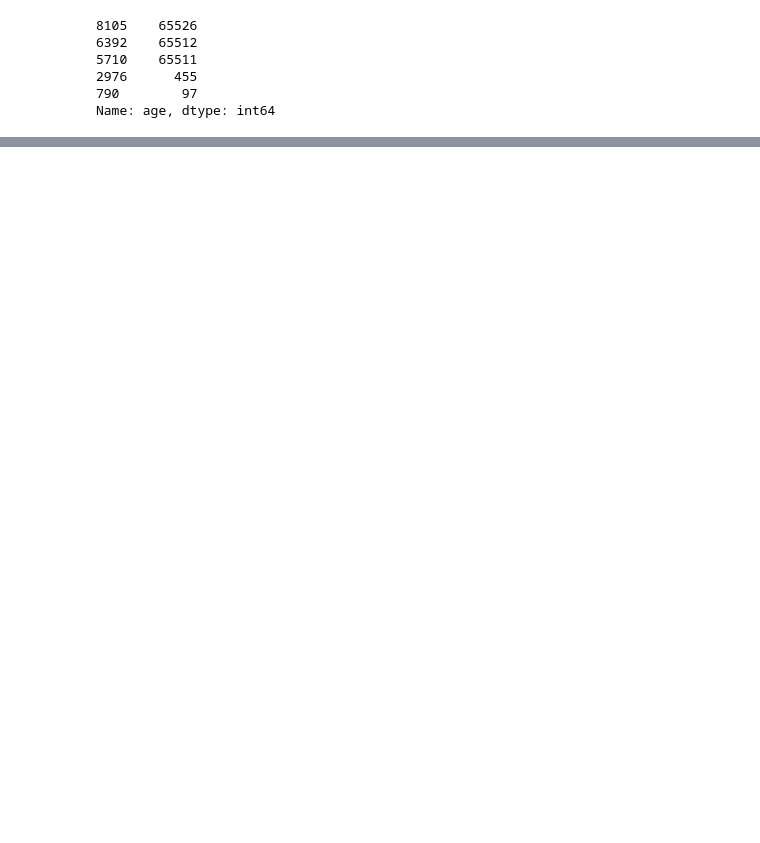
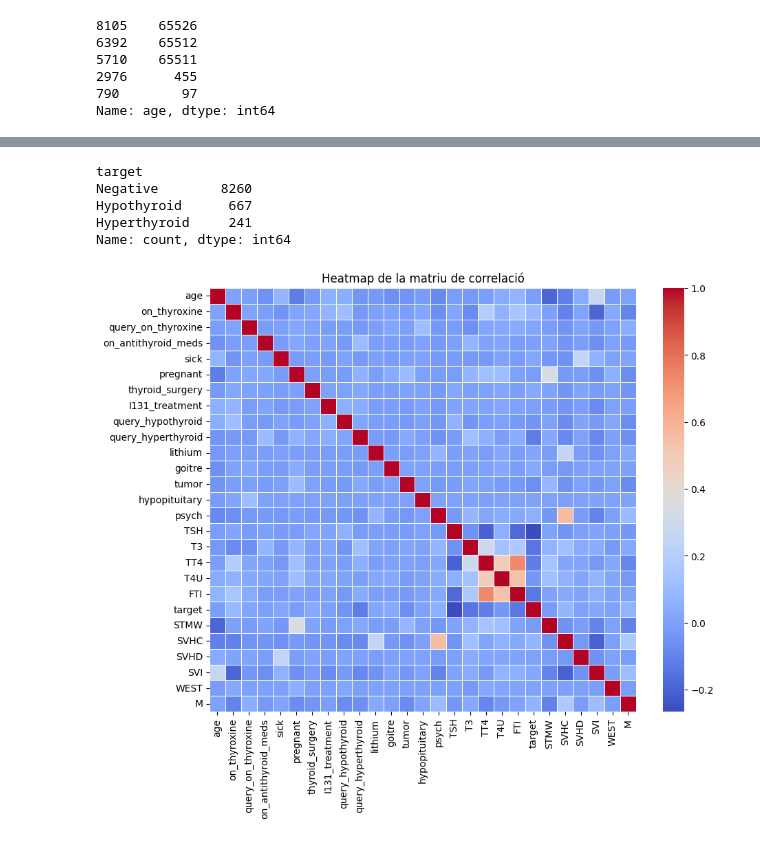
Before and after one commit to NIU1668072/ThyroidDiseaseClassification, a Jupyter notebook: thyroid.ipynb, the cells around one changed output, grey strips where cells are left out. Saved outputs shown, nothing was run; the diff lists cells and outputs as text; code cells hidden in the pictures; blank space fills up the shorter version.

```diff
--- a/thyroid.ipynb
+++ b/thyroid.ipynb
@@ -189,3 +194,28 @@ df = df[df['age'] < 100]
+# %%
+print(df_fill_na['target'].value_counts())
+# %% [output]
+target
+Negative        8260
+Hypothyroid      667
+Hyperthyroid     241
+Name: count, dtype: int64
+# %%
+import seaborn as sns
+import matplotlib.pyplot as plt
+from sklearn.preprocessing import LabelEncoder
+df_cleared = df_fill_na.copy()
+numeric_features = df_cleared.select_dtypes(np.number).keys()
+non_numeric = [k for k in df_cleared.keys() if k not in numeric_features]
+df_cleared.loc[:, non_numeric] = df_cleared.loc[:, non_numeric].apply(LabelEncoder().fit_transform)
+
+# Calcular la matriu de correlació i mostrar un heatmap sense anotacions
+correlation_matrix = df_cleared.corr(method='pearson', min_periods=1, numeric_only=False)
+plt.figure(figsize=(10, 8))
+sns.heatmap(correlation_matrix, annot=False, cmap='coolwarm', linewidths=0.5)
+plt.title('Heatmap de la matriu de correlació')
+plt.show()
+# %% [output]
+[figure, added]
 # %%
 # Crear subplots
 fig, axes = plt.subplots(nrows=1, ncols=2, figsize=(16, 8))
```
Also changed, not shown: parts of 30 cells of this notebook.
